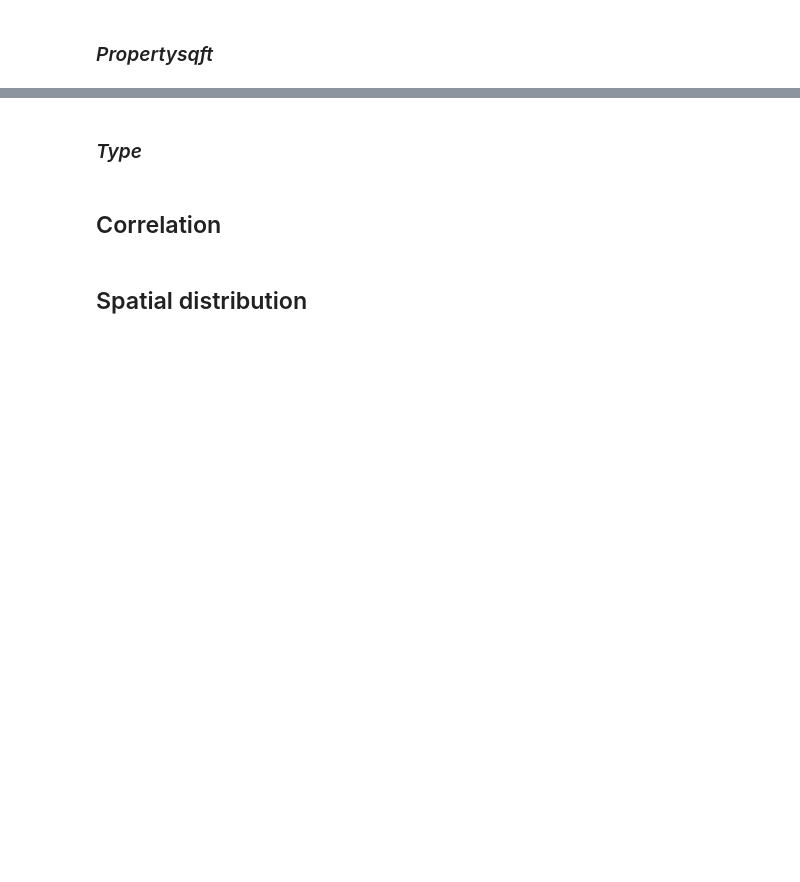
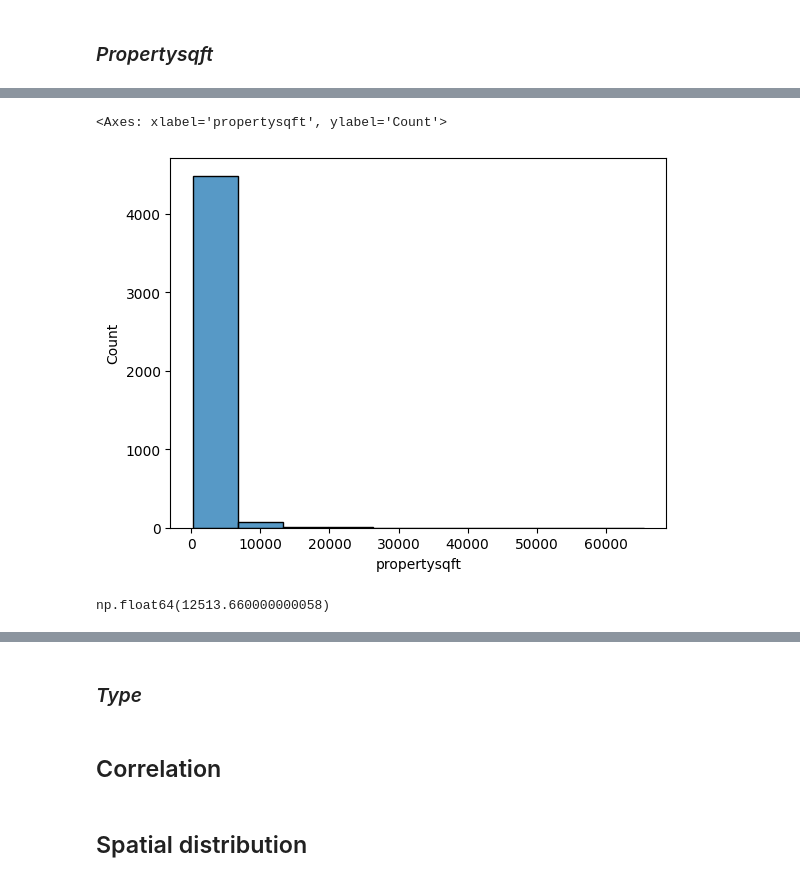
Before and after one commit to codekot/nyc-housing-project, a Jupyter notebook: notebooks/nyc_2024.ipynb, the cells around one changed output, grey strips where cells are left out. Saved outputs shown, nothing was run; the diff lists cells and outputs as text; code cells hidden in the pictures; blank space fills up the shorter version.

Commit message:
Work with Propertysqft

```diff
--- a/notebooks/nyc_2024.ipynb
+++ b/notebooks/nyc_2024.ipynb
@@ -815,0 +875,9 @@ sns.boxplot(df.propertysqft)
+# %%
+sns.histplot(df.propertysqft, bins=10)
+# %% [output]
+<Axes: xlabel='propertysqft', ylabel='Count'>
+[figure, added]
+# %%
+df['propertysqft'].quantile(0.995)
+# %% [output]
+np.float64(12513.660000000058)
```
Also changed, not shown: parts of 18 cells of this notebook.
